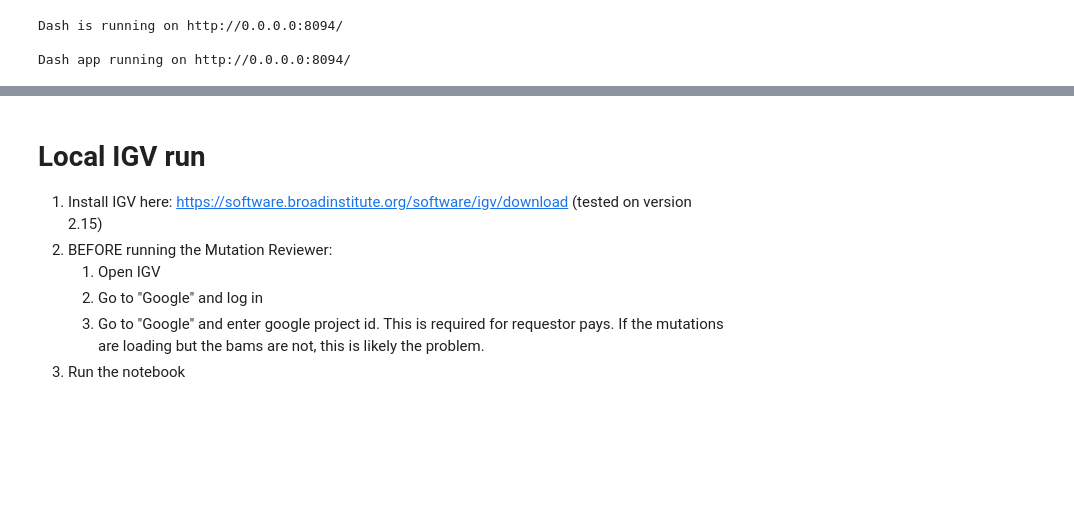
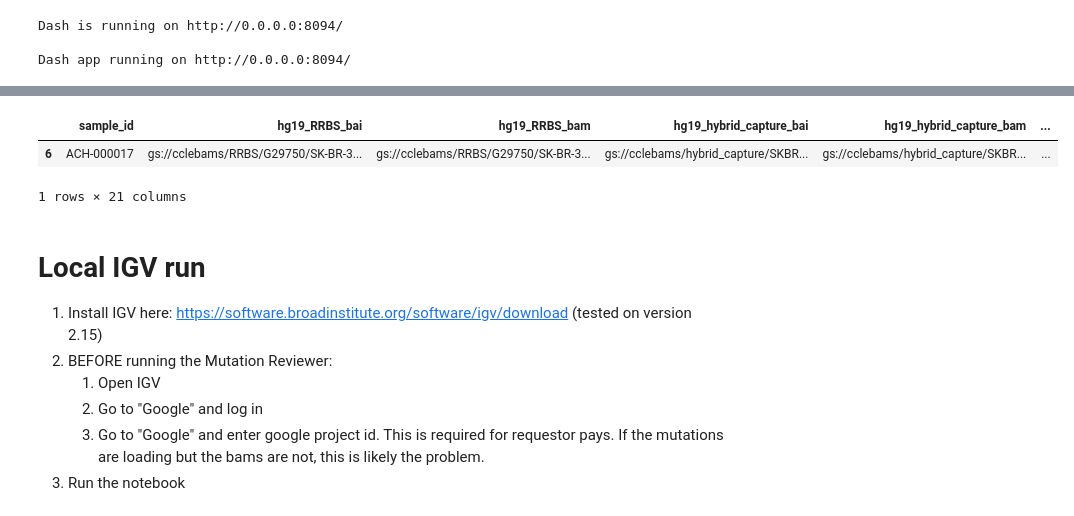
Before and after one commit to getzlab/MutationReviewer, a Jupyter notebook: example_notebooks/Generalized_local_mutation_reviewer_example.ipynb, the cells around one changed output, grey strips where cells are left out. Saved outputs shown, nothing was run; the diff lists cells and outputs as text; code cells hidden in the pictures; blank space fills up the shorter version.

```diff
--- a/example_notebooks/Generalized_local_mutation_reviewer_example.ipynb
+++ b/example_notebooks/Generalized_local_mutation_reviewer_example.ipynb
@@ -69,3 +150,9 @@ reviewer.get_history()
+# %%
+test_df[test_df['sample_id'] == 'ACH-000017']
+# %% [output]
+|  | sample_id | hg19_RRBS_bai | hg19_RRBS_bam | hg19_hybrid_capture_bai | hg19_hybrid_capture_bam | ... |
+| 6 | ACH-000017 | gs://cclebams/RRBS/G29750/SK-BR-3... | gs://cclebams/RRBS/G29750/SK-BR-3... | gs://cclebams/hybrid_capture/SKBR... | gs://cclebams/hybrid_capture/SKBR... | ... |
+1 rows × 21 columns
 # %% [markdown]
 # Local IGV run
 
```
Also changed, not shown: parts of 25 cells of this notebook, 1 other file.
